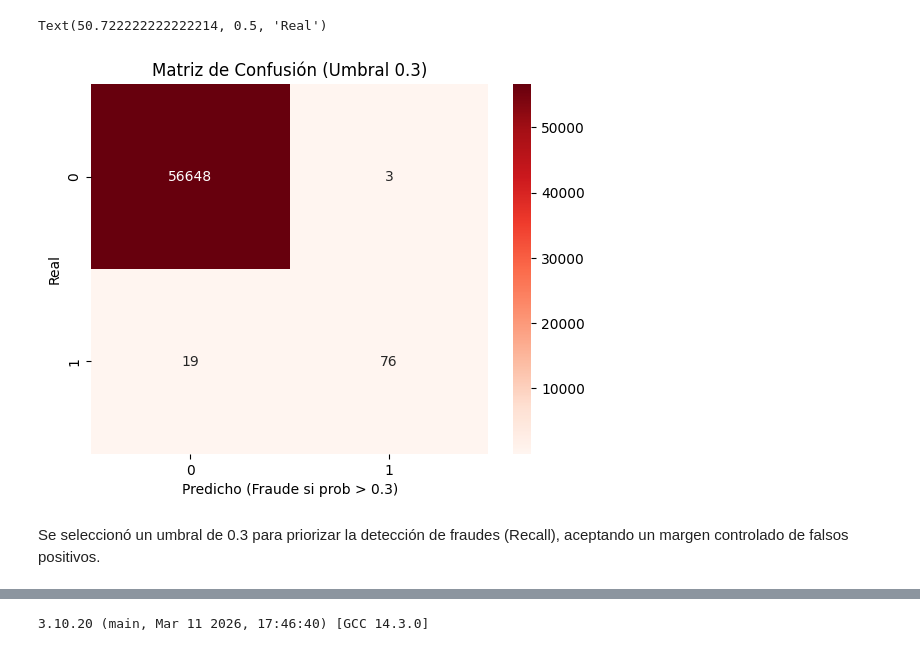
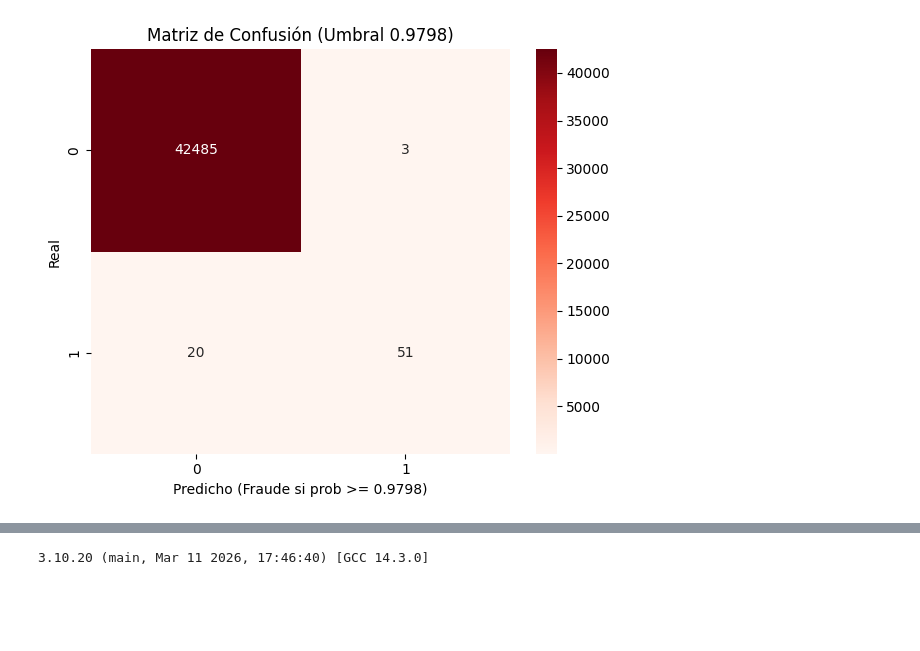
Before and after one commit to jeferssonvm/Credit_Card_Fraud_Detection, a Jupyter notebook: notebooks/03_model.ipynb, the cells around one changed output, grey strips where cells are left out. Drawn from its saved outputs; the diff is of its cells as text; code cells hidden in the pictures; blank space fills up the shorter version.

Commit message:
Escoger el umbral con validacion y actualizar resultados
Division 70/15/15, umbral 0.9798 y README con las metricas nuevas.

```diff
--- a/notebooks/03_model.ipynb
+++ b/notebooks/03_model.ipynb
@@ -15,11 +15,15 @@ URL_x_train ='../data/processed/x_train.csv'
 URL_x_test ='../data/processed/x_test.csv'
 URL_y_train ='../data/processed/y_train.csv'
 URL_y_test ='../data/processed/y_test.csv'
+URL_x_val = '../data/processed/x_val.csv'
+URL_y_val = '../data/processed/y_val.csv'
 # %%
 x_test = pd.read_csv(URL_x_test)
 x_train = pd.read_csv(URL_x_train)
 y_test = pd.read_csv(URL_y_test)
 y_train = pd.read_csv(URL_y_train)
+x_val = pd.read_csv(URL_x_val)
+y_val = pd.read_csv(URL_y_val)
 # %%
 model = LogisticRegression( class_weight='balanced', random_state=42, max_iter=1000)
 model.fit(x_train, y_train)
@@ -194,12 +164,12 @@ plt.show()
-# %%
-# Matriz de Confusión
-
-sns.heatmap(cm_ajustada, annot=True, fmt='d', cmap='Reds')
-plt.title(f'Matriz de Confusión (Umbral {nuevo_umbral})')
-plt.xlabel('Predicho (Fraude si prob > 0.3)')
-plt.ylabel('Real')
-# %% [output]
-Text(50.722222222222214, 0.5, 'Real')
-[figure, removed]
-# %% [markdown]
-Se seleccionó un umbral de 0.3 para priorizar la detección de fraudes (Recall), aceptando un margen controlado de falsos positivos.
+# %%
+# Matriz de Confusión con el umbral ajustado
+plt.figure(figsize=(6, 5))
+sns.heatmap(cm_ajustada, annot=True, fmt='d', cmap='Reds')
+plt.title(f'Matriz de Confusión (Umbral {nuevo_umbral:.4f})')
+plt.xlabel(f'Predicho (Fraude si prob >= {nuevo_umbral:.4f})')
+plt.ylabel('Real')
+plt.tight_layout()
+plt.savefig('../reports/Matriz_Confusion.png', dpi=150)
+plt.show()
+# %% [output]
+[figure, added]
```
Also changed, not shown: parts of 8 cells of this notebook, 10 other files.
